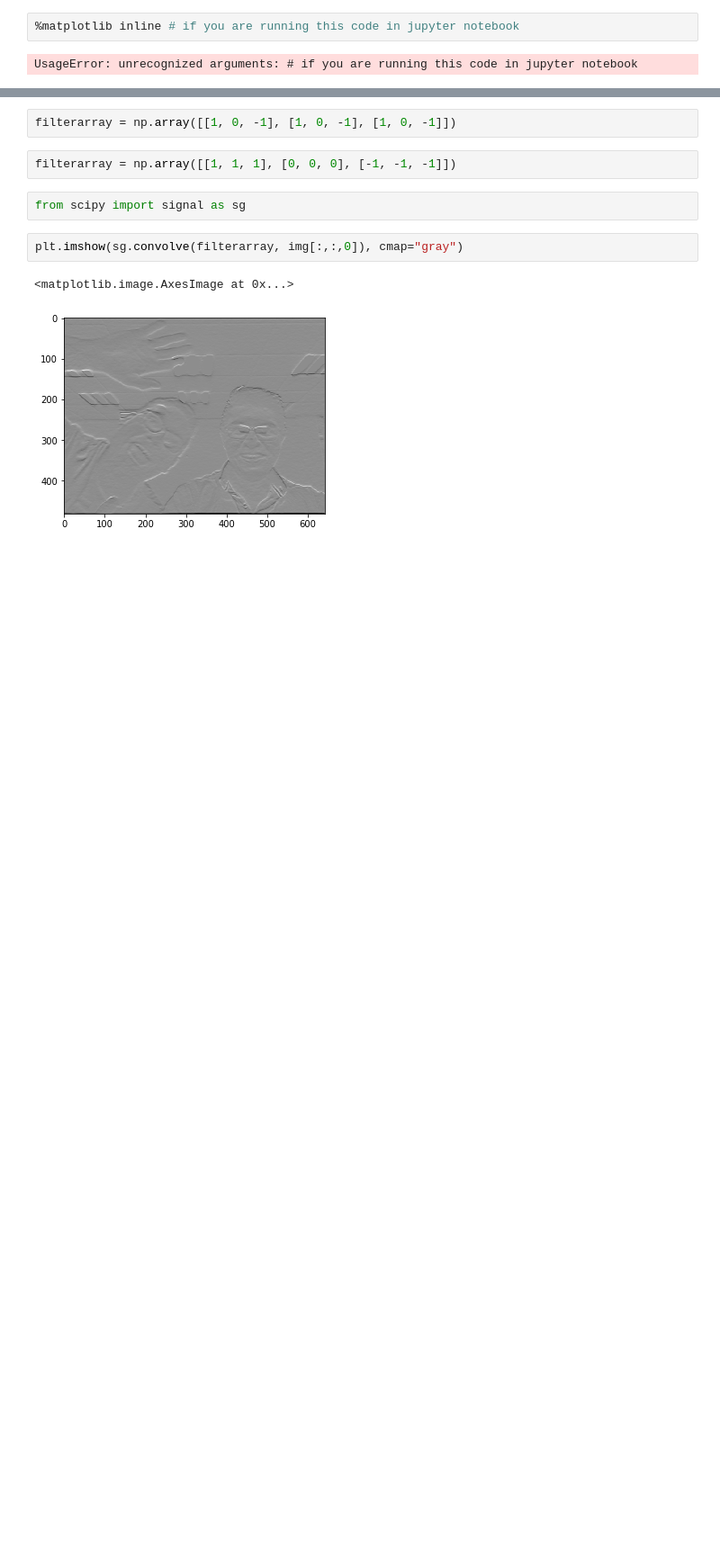
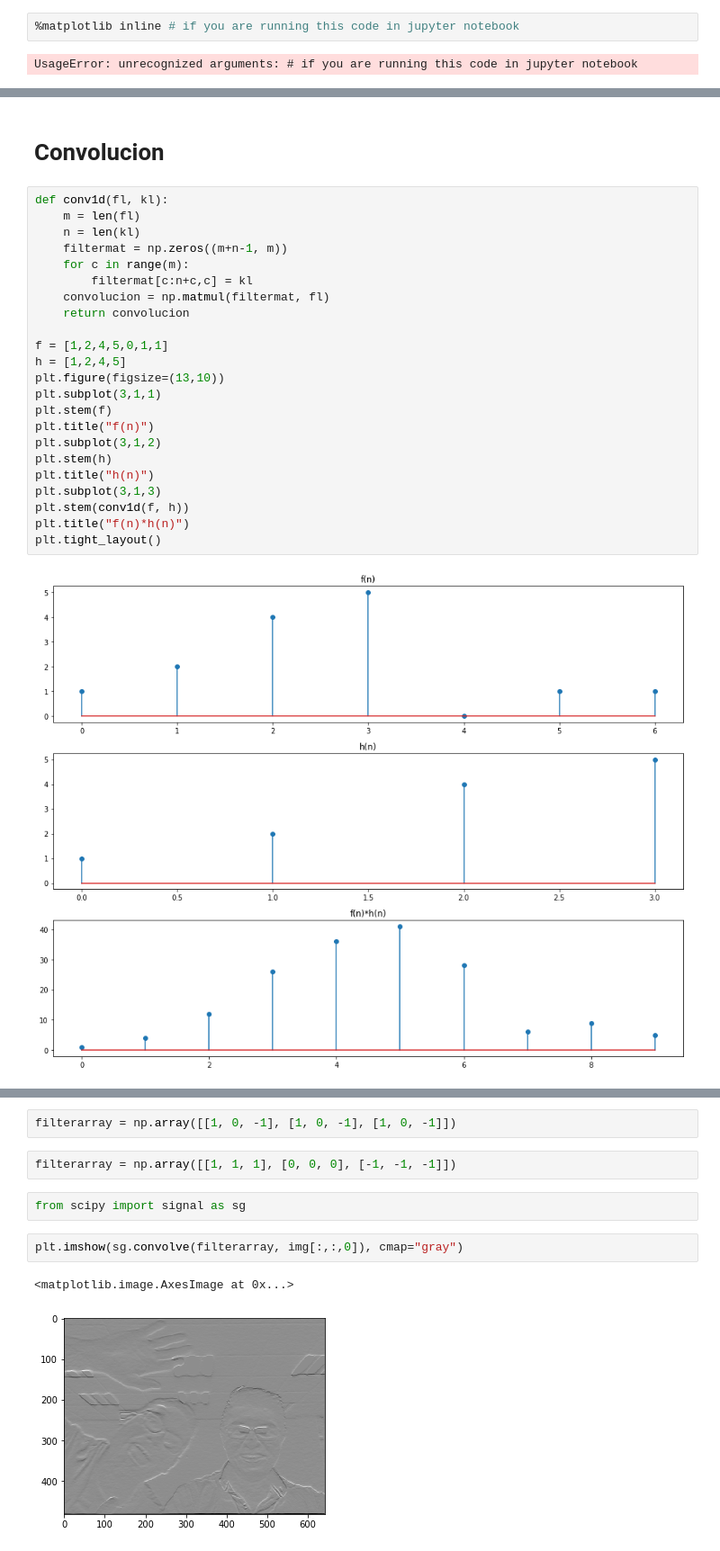
Before and after one commit to ramonapariciog/LIAPRE-Masters, a Jupyter notebook: Clases_PDI/Practica_OPENCV_IMAGENES.ipynb, the cells around one changed output, grey strips where cells are left out. Shown at 90% size. Saved outputs shown, nothing was run; the diff lists cells and outputs as text; blank space fills up the shorter version.

```diff
--- a/Clases_PDI/Practica_OPENCV_IMAGENES.ipynb
+++ b/Clases_PDI/Practica_OPENCV_IMAGENES.ipynb
@@ -67,0 +81,27 @@ plt.imshow(mask)
+# %% [markdown]
+# Convolucion
+# %%
+def conv1d(fl, kl):
+    m = len(fl)
+    n = len(kl)
+    filtermat = np.zeros((m+n-1, m))
+    for c in range(m):
+        filtermat[c:n+c,c] = kl
+    convolucion = np.matmul(filtermat, fl)
+    return convolucion
+
+f = [1,2,4,5,0,1,1]
+h = [1,2,4,5]
+plt.figure(figsize=(13,10))
+plt.subplot(3,1,1)
+plt.stem(f)
+plt.title("f(n)")
+plt.subplot(3,1,2)
+plt.stem(h)
+plt.title("h(n)")
+plt.subplot(3,1,3)
+plt.stem(conv1d(f, h))
+plt.title("f(n)*h(n)")
+plt.tight_layout()
+# %% [output]
+[figure, added]
```
Also changed, not shown: parts of 18 cells of this notebook, 1 other file.
